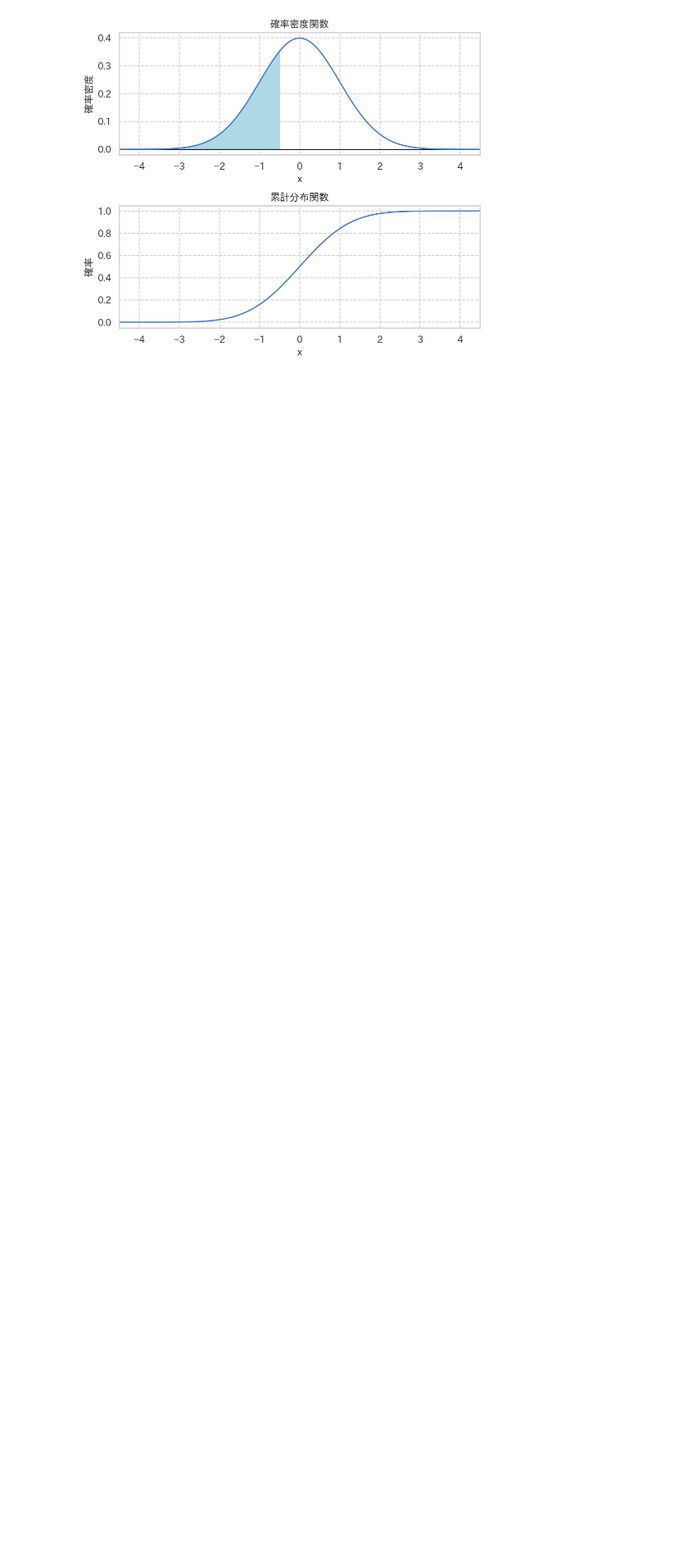
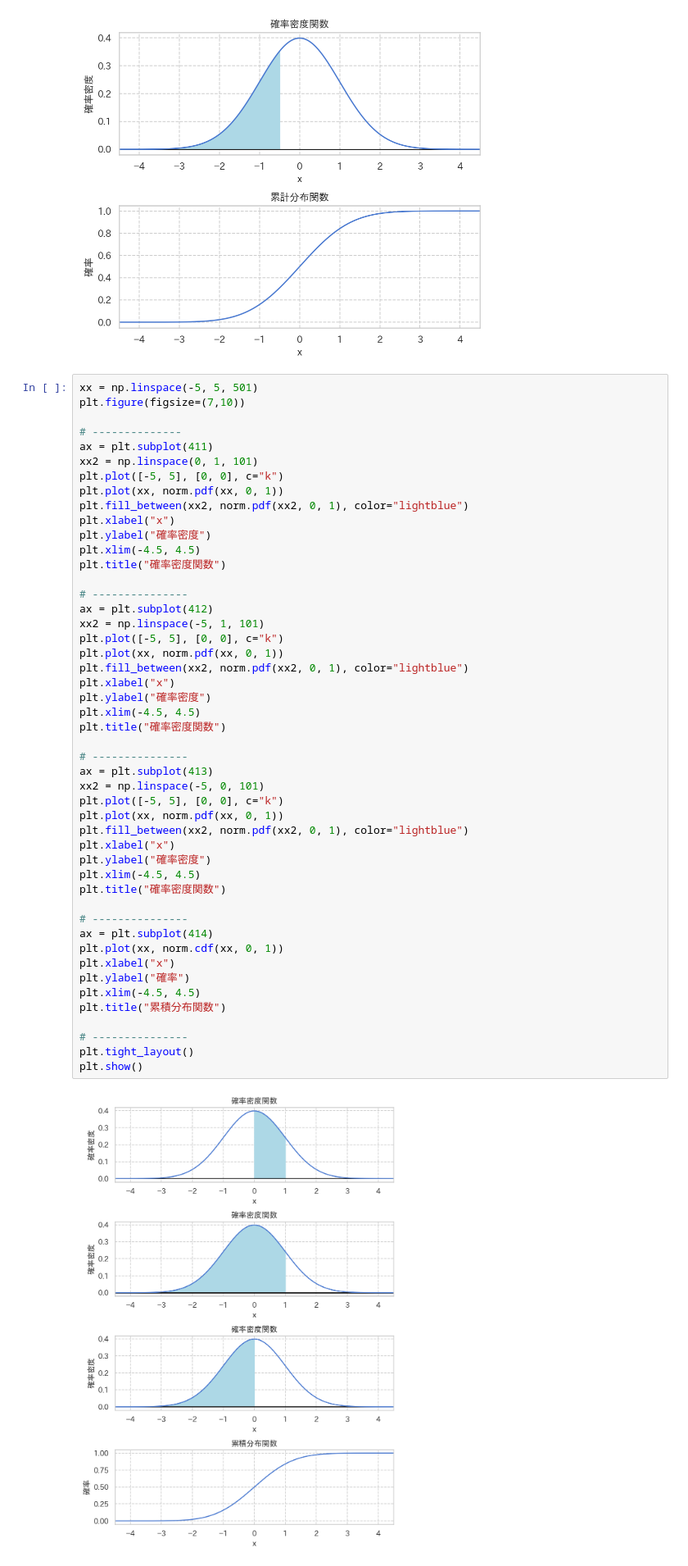
Before and after one commit to zfukuoka/Copying_a_sutra, a Jupyter notebook: SoftwareDesign202010_01/SoftwareDesign202010_0103.ipynb, the cells around one changed output. Shown at 82% size. Saved outputs shown, nothing was run; the diff lists cells and outputs as text; blank space fills up the shorter version.

```diff
--- a/SoftwareDesign202010_01/SoftwareDesign202010_0103.ipynb
+++ b/SoftwareDesign202010_01/SoftwareDesign202010_0103.ipynb
@@ -275,3 +275,53 @@ plt.tight_layout()
 plt.show()
 # %% [output]
 [figure]
+# %%
+xx = np.linspace(-5, 5, 501)
+plt.figure(figsize=(7,10))
+
+# --------------
+ax = plt.subplot(411)
+xx2 = np.linspace(0, 1, 101)
+plt.plot([-5, 5], [0, 0], c="k")
+plt.plot(xx, norm.pdf(xx, 0, 1))
+plt.fill_between(xx2, norm.pdf(xx2, 0, 1), color="lightblue")
+plt.xlabel("x")
+plt.ylabel("確率密度")
+plt.xlim(-4.5, 4.5)
+plt.title("確率密度関数")
+
+# ---------------
+ax = plt.subplot(412)
+xx2 = np.linspace(-5, 1, 101)
+plt.plot([-5, 5], [0, 0], c="k")
+plt.plot(xx, norm.pdf(xx, 0, 1))
+plt.fill_between(xx2, norm.pdf(xx2, 0, 1), color="lightblue")
+plt.xlabel("x")
+plt.ylabel("確率密度")
+plt.xlim(-4.5, 4.5)
+plt.title("確率密度関数")
+
+# ---------------
+ax = plt.subplot(413)
+xx2 = np.linspace(-5, 0, 101)
+plt.plot([-5, 5], [0, 0], c="k")
+plt.plot(xx, norm.pdf(xx, 0, 1))
+plt.fill_between(xx2, norm.pdf(xx2, 0, 1), color="lightblue")
+plt.xlabel("x")
+plt.ylabel("確率密度")
+plt.xlim(-4.5, 4.5)
+plt.title("確率密度関数")
+
+# ---------------
+ax = plt.subplot(414)
+plt.plot(xx, norm.cdf(xx, 0, 1))
+plt.xlabel("x")
+plt.ylabel("確率")
+plt.xlim(-4.5, 4.5)
+plt.title("累積分布関数")
+
+# ---------------
+plt.tight_layout()
+plt.show()
+# %% [output]
+[figure, added]
```
Also changed, not shown: parts of 1 cell of this notebook.
